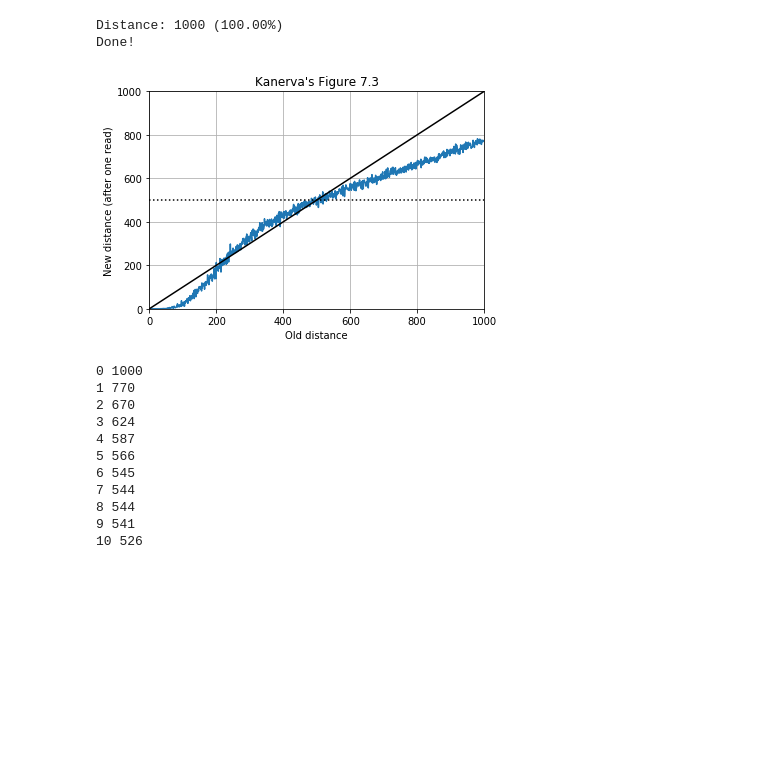
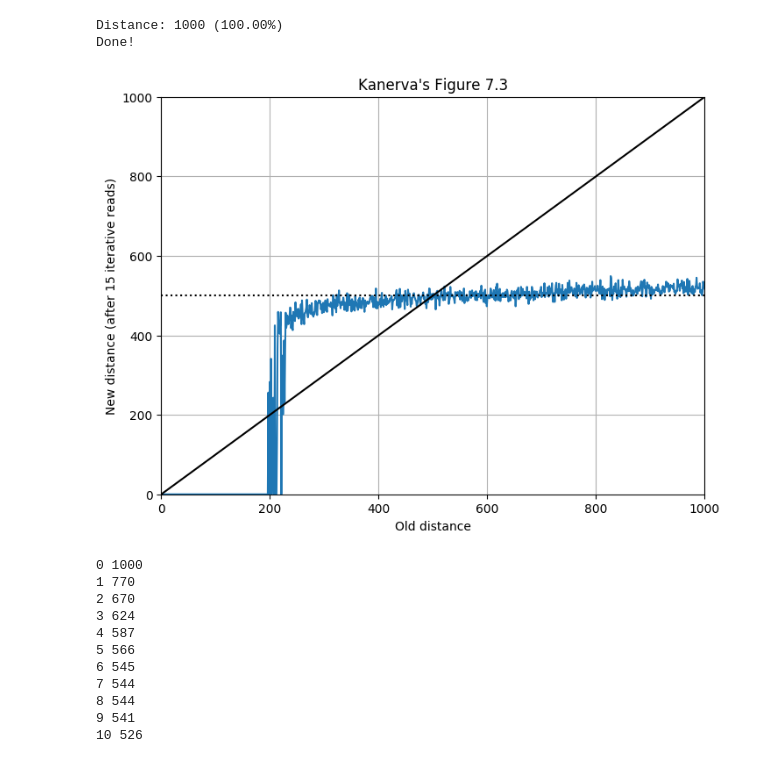
Before and after one commit to msbrogli/sdm-framework, a Jupyter notebook: docs/notebooks/Kanerva-Table-7.3.ipynb, the cells around one changed output. Cells and saved outputs as stored; diff of their text form; code cells hidden in the pictures; blank space fills up the shorter version.

```diff
--- a/docs/notebooks/Kanerva-Table-7.3.ipynb
+++ b/docs/notebooks/Kanerva-Table-7.3.ipynb
@@ -27,24 +27,24 @@ for i, dist in enumerate(x):
     c = sdmlib.Bitstring.init_from_bitstring(b)
     c.flip_random_bits(dist)
     assert c.distance_to(b) == dist
-    d = sdm.iter_read(c, max_iter=1)
+    d = sdm.iter_read(c, max_iter=15)
     distances.append(d.distance_to(b))
 print 'Done!'
 # %% [output]
 Distance: 1000 (100.00%)
 Done!
 # %%
-plt.figure()
+plt.figure(figsize=(8, 6), dpi=100)
 plt.plot(x, distances)
 plt.plot(x, x, 'k')
 plt.plot(x, [500]*len(x), 'k:')
 plt.title('Kanerva\'s Figure 7.3')
-plt.ylabel('New distance (after one read)')
+plt.ylabel('New distance (after 15 iterative reads)')
 plt.xlabel('Old distance')
 plt.grid()
 plt.axis([0, 1000, 0, 1000]);
 # %% [output]
-[figure, old version]
+[figure, new version]
 # %%
 c = sdmlib.Bitstring.init_from_bitstring(b)
 c.flip_random_bits(1000)
```
Also changed, not shown: 3 other files.
